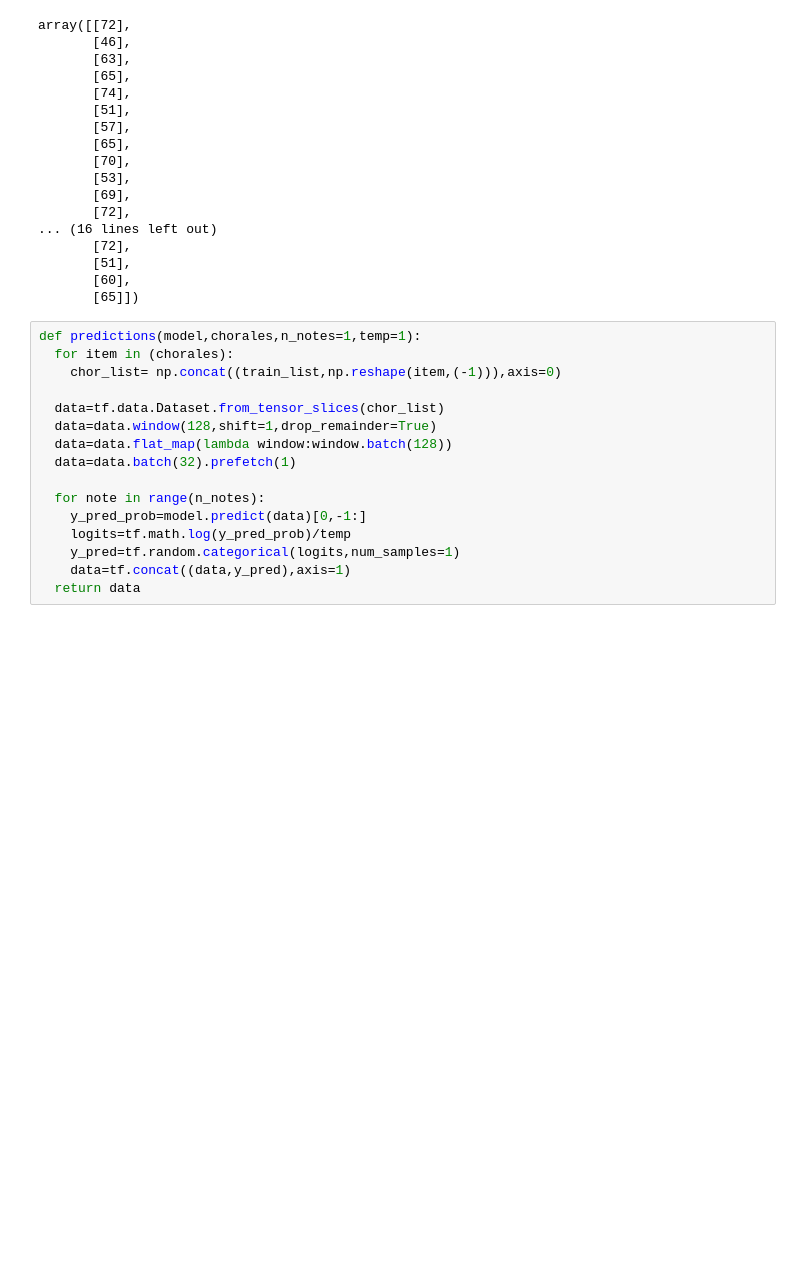
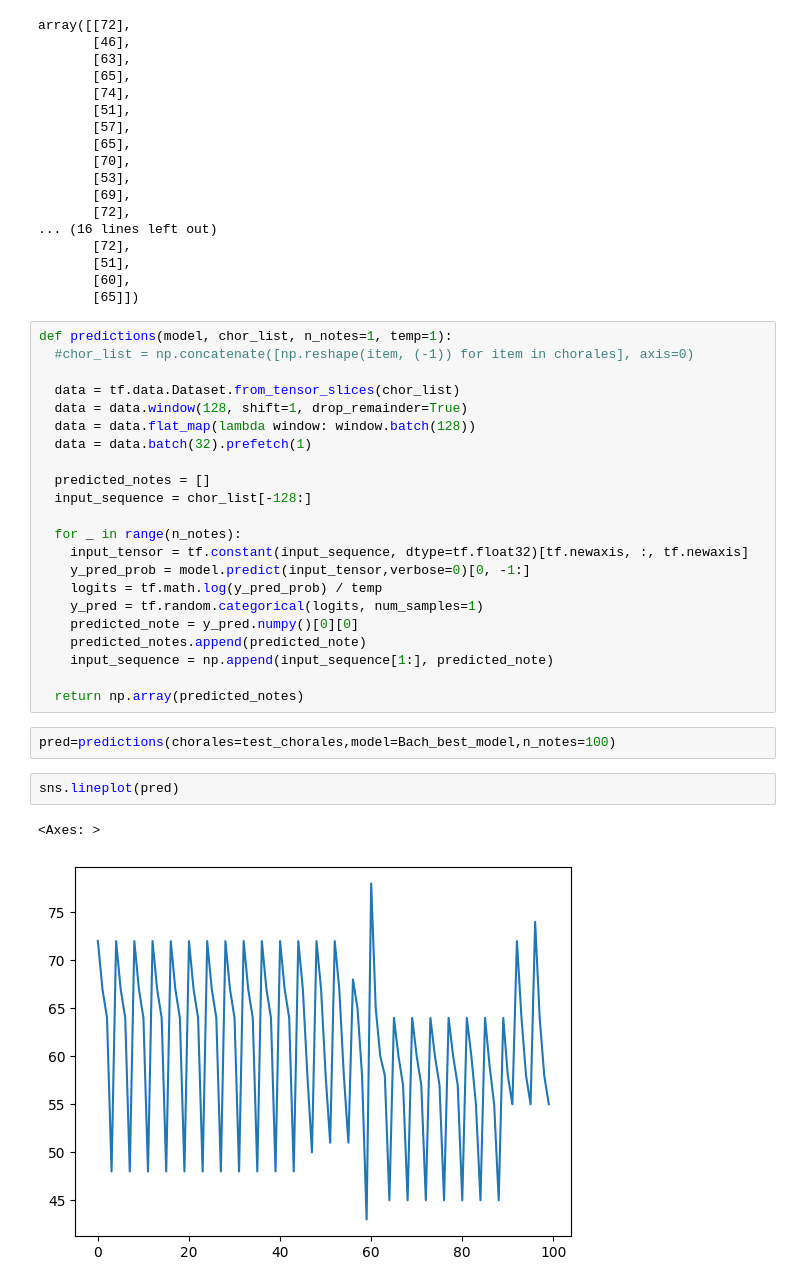
Before and after one commit to GeoNosX/Bach-Chorales-Project, a Jupyter notebook: Bach_chorales.ipynb, the cells around one changed output. Cells and saved outputs as stored; diff of their text form; blank space fills up the shorter version.

```diff
--- a/Bach_chorales.ipynb
+++ b/Bach_chorales.ipynb
@@ -880,18 +880,31 @@ array([[72],
        [60],
        [65]])
 # %%
-def predictions(model,chorales,n_notes=1,temp=1):
-  for item in (chorales):
-    chor_list= np.concat((train_list,np.reshape(item,(-1))),axis=0)
+def predictions(model, chor_list, n_notes=1, temp=1):
+  #chor_list = np.concatenate([np.reshape(item, (-1)) for item in chorales], axis=0)
 
-  data=tf.data.Dataset.from_tensor_slices(chor_list)
-  data=data.window(128,shift=1,drop_remainder=True)
-  data=data.flat_map(lambda window:window.batch(128))
-  data=data.batch(32).prefetch(1)
+  data = tf.data.Dataset.from_tensor_slices(chor_list)
+  data = data.window(128, shift=1, drop_remainder=True)
+  data = data.flat_map(lambda window: window.batch(128))
+  data = data.batch(32).prefetch(1)
 
-  for note in range(n_notes):
-    y_pred_prob=model.predict(data)[0,-1:]
-    logits=tf.math.log(y_pred_prob)/temp
-    y_pred=tf.random.categorical(logits,num_samples=1)
-    data=tf.concat((data,y_pred),axis=1)
-  return data
+  predicted_notes = []
+  input_sequence = chor_list[-128:]
+
+  for _ in range(n_notes):
+    input_tensor = tf.constant(input_sequence, dtype=tf.float32)[tf.newaxis, :, tf.newaxis]
+    y_pred_prob = model.predict(input_tensor,verbose=0)[0, -1:]
+    logits = tf.math.log(y_pred_prob) / temp
+    y_pred = tf.random.categorical(logits, num_samples=1)
+    predicted_note = y_pred.numpy()[0][0]
+    predicted_notes.append(predicted_note)
+    input_sequence = np.append(input_sequence[1:], predicted_note)
+
+  return np.array(predicted_notes)
+# %%
+pred=predictions(chorales=test_chorales,model=Bach_best_model,n_notes=100)
+# %%
+sns.lineplot(pred)
+# %% [output]
+<Axes: >
+[figure, added]
```
Also changed, not shown: parts of 9 cells of this notebook.
